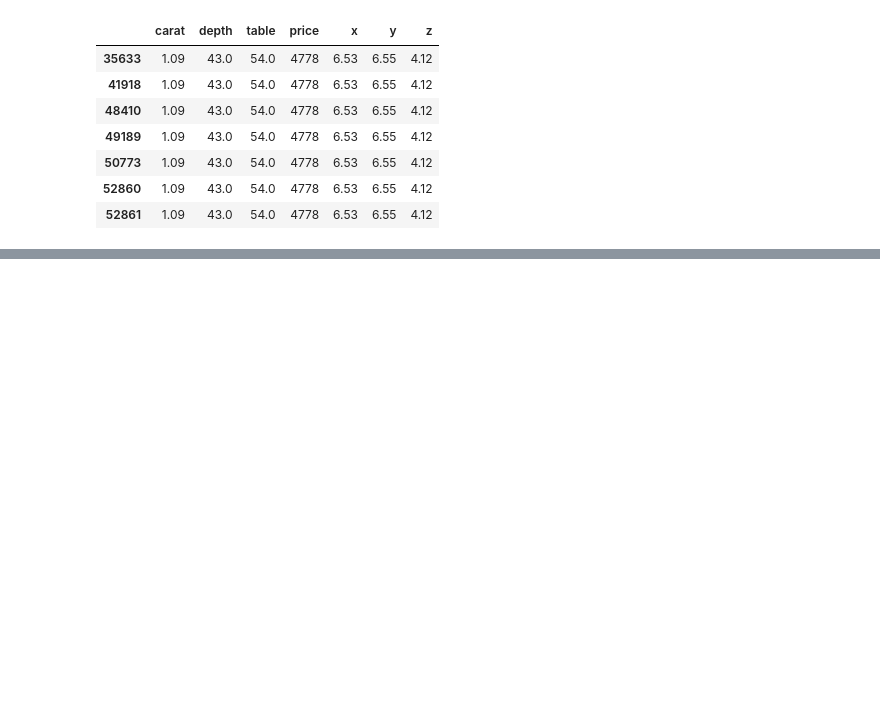
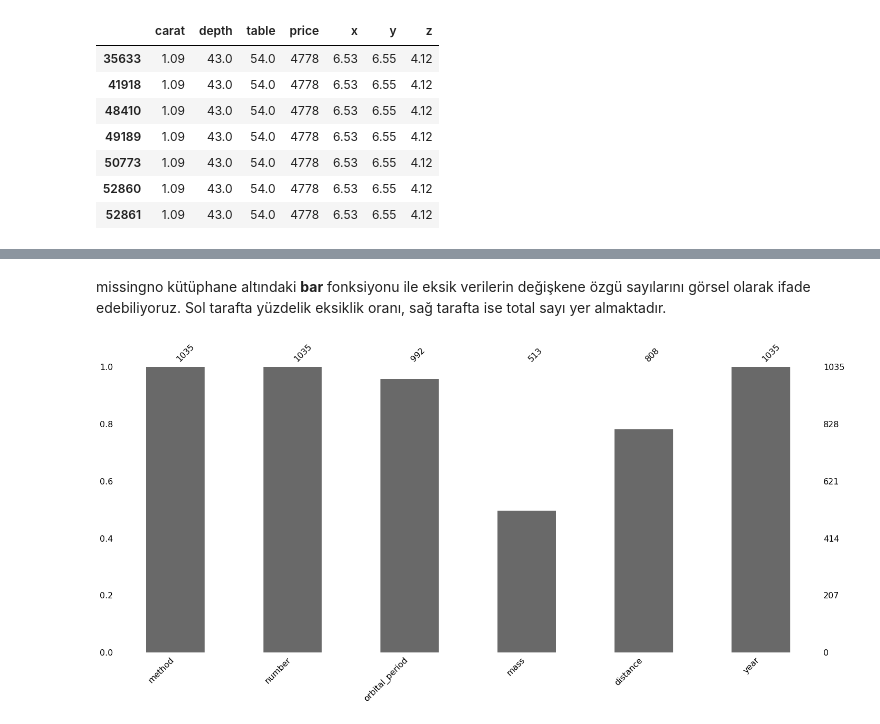
Before and after one commit to eabalta/data_science_notes, a Jupyter notebook: 5 - Veri On Isleme.ipynb, the cells around one changed output, grey strips where cells are left out. Saved outputs shown, nothing was run; the diff lists cells and outputs as text; code cells hidden in the pictures; blank space fills up the shorter version.

Commit message:
added missing values

```diff
--- a/5 - Veri On Isleme.ipynb
+++ b/5 - Veri On Isleme.ipynb
@@ -362,0 +449,10 @@ df[df_scores < esik_deger]
+# %%
+import missingno as msno
+import seaborn as sns
+df = sns.load_dataset("planets")
+# %% [markdown]
+missingno kütüphane altındaki **bar** fonksiyonu ile eksik verilerin değişkene özgü sayılarını görsel olarak ifade edebiliyoruz. Sol tarafta yüzdelik eksiklik oranı, sağ tarafta ise total sayı yer almaktadır.
+# %%
+msno.bar(df);
+# %% [output]
+[figure, added]
```
Also changed, not shown: parts of 33 cells of this notebook.
